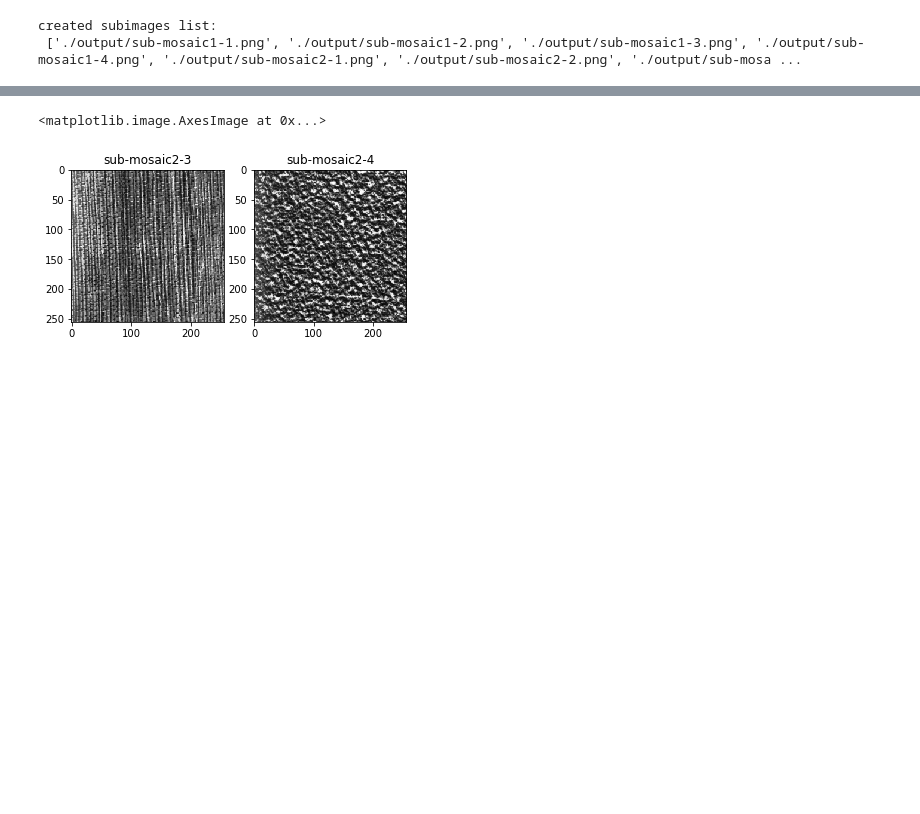
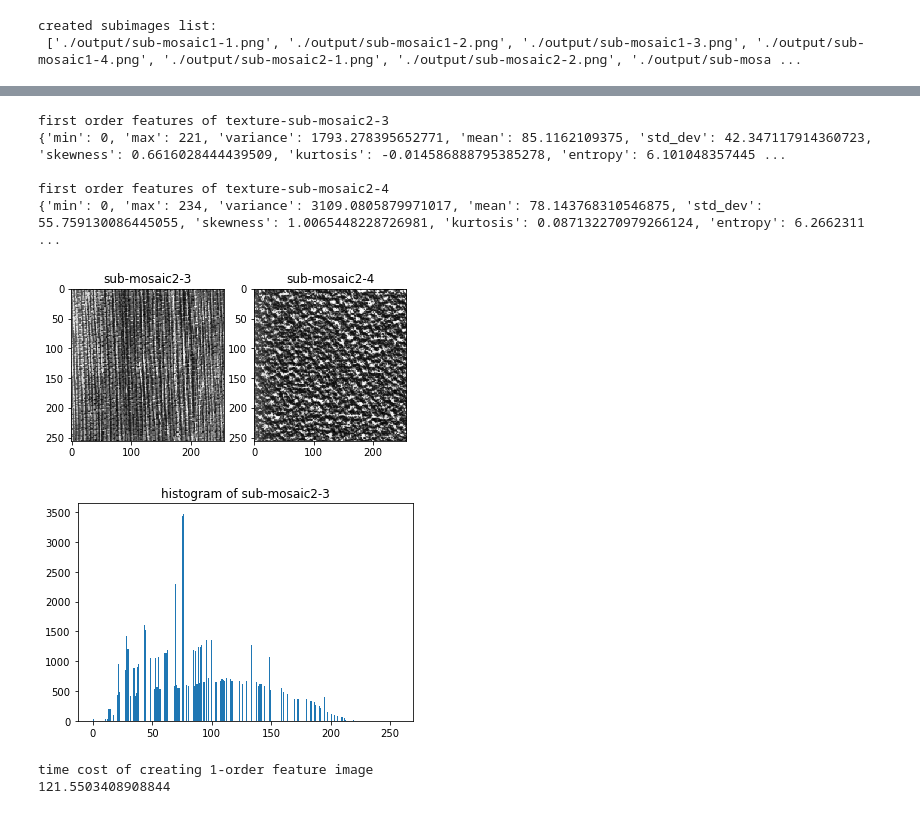
Before and after one commit to samleoqh/digital-img-ana, a Jupyter notebook: exercise/img_segm_glcm_texture.ipynb, the cells around one changed output, grey strips where cells are left out. Cells and saved outputs as stored; diff of their text form; code cells hidden in the pictures; blank space fills up the shorter version.

```diff
--- a/exercise/img_segm_glcm_texture.ipynb
+++ b/exercise/img_segm_glcm_texture.ipynb
@@ -132,6 +181,54 @@ imshow(sub7,'gray')
 subplot(1,2,2)
 title(get_basename(subimages[8]))
 imshow(sub8,'gray')
+
+print('first order features of texture-{0}'.format(get_basename(subimages[7])))
+print(first_order_features(sub7,'ALL'),'\n')
+
+print('first order features of texture-{0}'.format(get_basename(subimages[8])))
+print(first_order_features(sub8,'ALL'),'\n')
 # %% [output]
-<matplotlib.image.AxesImage at 0x...>
+first order features of texture-sub-mosaic2-3
+{'min': 0, 'max': 221, 'variance': 1793.278395652771, 'mean': 85.1162109375, 'std_dev': 42.347117914360723, 'skewness': 0.6616028444439509, 'kurtosis': -0.014586888795385278, 'entropy': 6.101048357445 ...
+
+first order features of texture-sub-mosaic2-4
+{'min': 0, 'max': 234, 'variance': 3109.0805879971017, 'mean': 78.143768310546875, 'std_dev': 55.759130086445055, 'skewness': 1.0065448228726981, 'kurtosis': 0.087132270979266124, 'entropy': 6.2662311 ...
 [figure]
+# %%
+# histogram transforms
+figure(fig_num)
+fig_num += 1
+
+title("histogram of {0}".format(get_basename(subimages[7])))
+hist(sub7.ravel(),256,[0,256])
+show()
+
+# another way by using cv2 hist function
+# cvHist = cv2.calcHist([sub7],[0],None,[256],[0,256])
+# plot(cvHist)
+# %% [output]
+[figure, added]
+# %%
+# create first order feature images by specific sliding window
+
+window_size = 21
+neighbour = int((window_size - 1) / 2)
+feature_name = 'entropy'
+"""
+all first-order features provided
+-------------
+min, max, mean, variance, std_dev,
+skewness, kurtosis,
+energy, entropy,
+smoothness, coefficient
+"""
+
+ts = time.time()
+fimg1 = construct_first_order_feature_image(gray_img=img1,
+                                    win_order=neighbour,
+                                    feature='entropy')
+print('time cost of creating 1-order feature image ')
+print(time.time()-ts)
+# %% [output]
+time cost of creating 1-order feature image
+121.5503408908844
```
Also changed, not shown: parts of 8 cells of this notebook.
